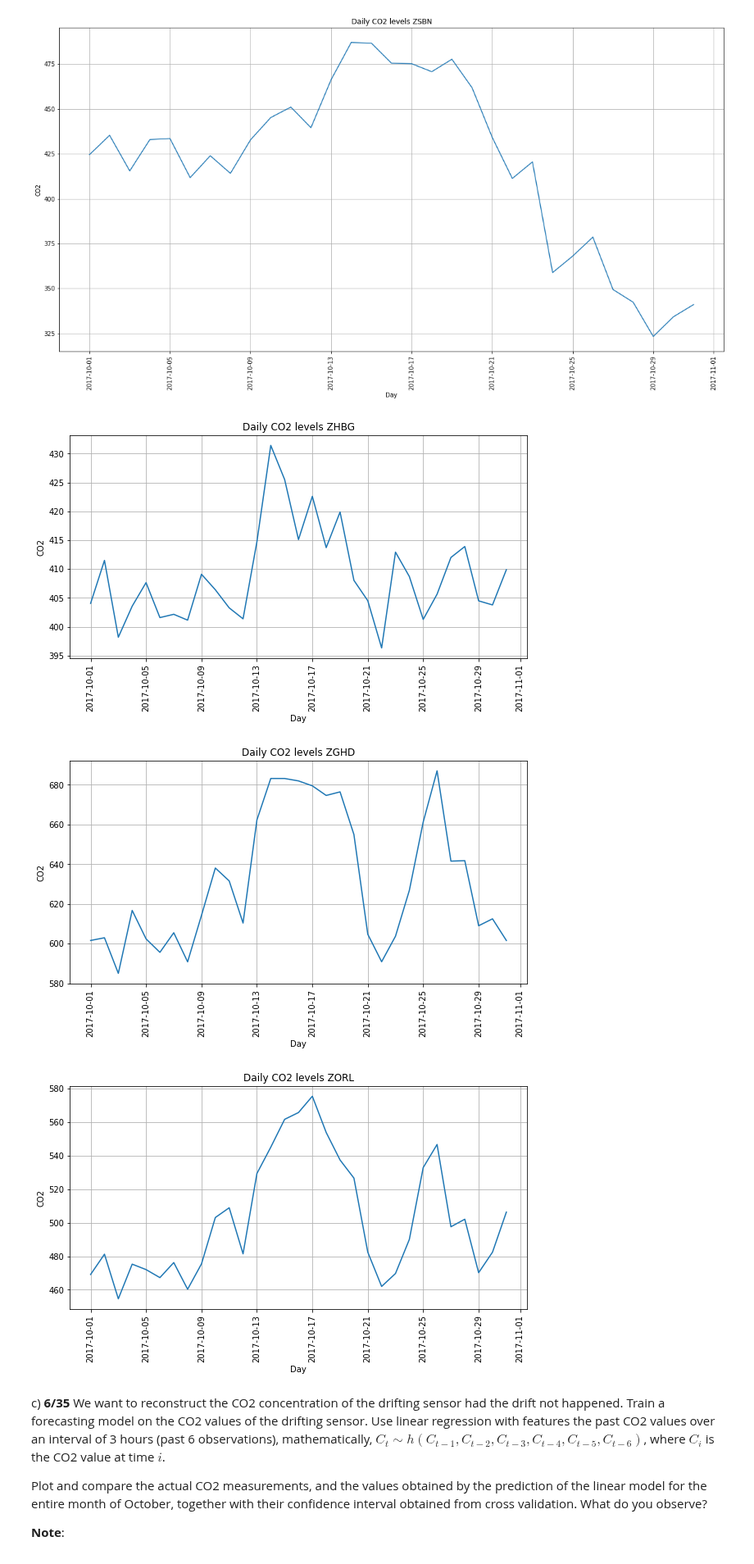
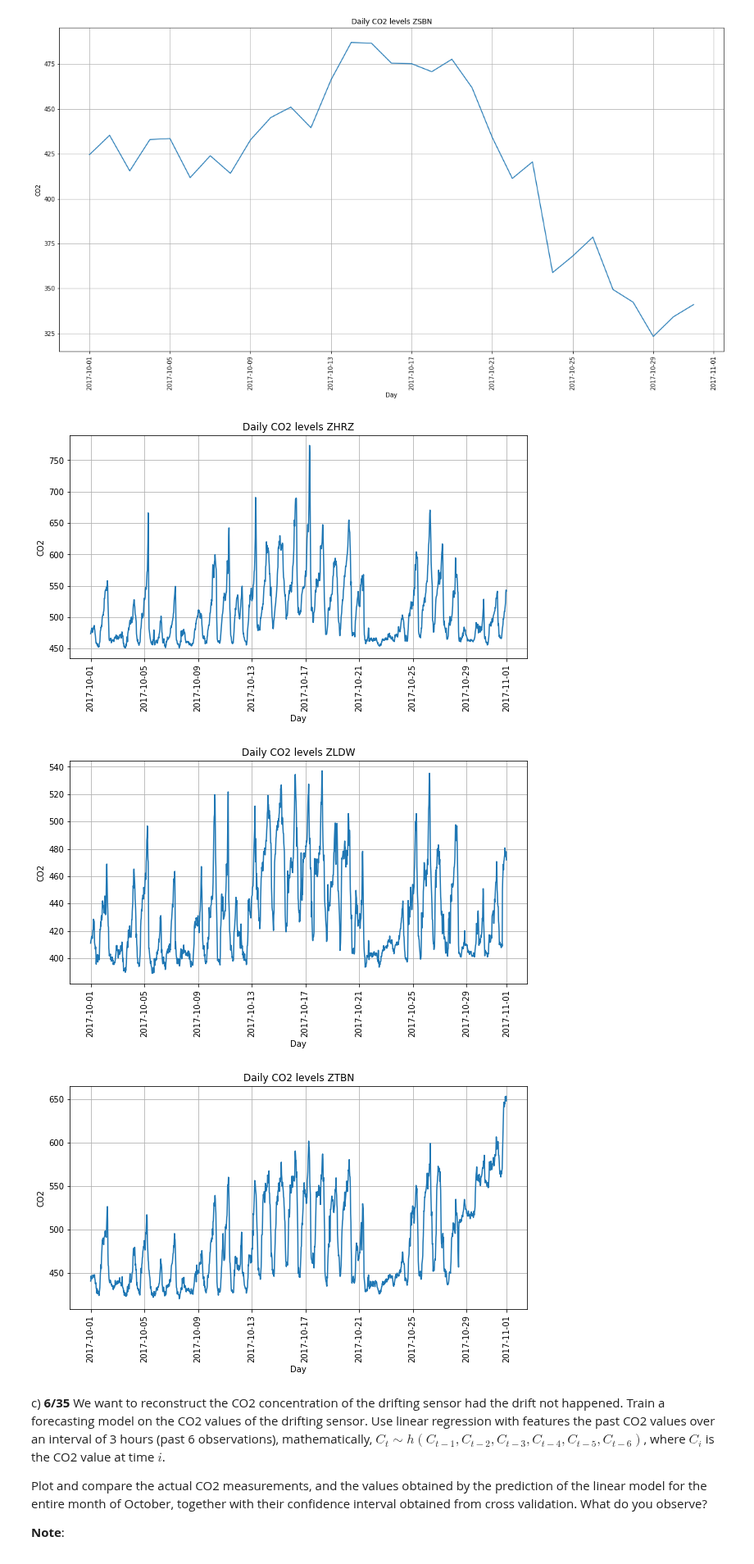
Before and after one commit to FurkanKarakas/dslab-homework-2, a Jupyter notebook: notebooks/DSLab_homework-2.ipynb, the cells around one changed output. Shown at 82% size. Cells and saved outputs as stored; diff of their text form; code cells hidden in the pictures.

```diff
--- a/notebooks/DSLab_homework-2.ipynb
+++ b/notebooks/DSLab_homework-2.ipynb
@@ -419,25 +419,24 @@ plt.show()
 # %%
 
 locations = df_final["LocationName"].unique()[:-1]
 #select random sample
 locations = random.sample(list(locations),3)
 locations
 for location in locations:
     df_co2_loc = df_co2[df_co2['LocationName'] == location]
     df_days = df_co2_loc.assign(day = lambda x: x.index.date).set_index("day")
-    df_grouped = df_days.groupby(['day']).mean()
     plt.figure(figsize=(10,5))
-    plt.plot(df_grouped)
+    plt.plot(df_co2_loc["CO2"])
     plt.xlabel("Day")
     plt.ylabel("CO2")
     plt.title('Daily CO2 levels '+location)
     plt.xticks(rotation=90)
     plt.grid(True)
     plt.show()
 # %% [output]
-[figure, old version]
+[figure, new version]
-[figure, old version]
+[figure, new version]
-[figure, old version]
+[figure, new version]
 # %% [markdown]
 c) **6/35** We want to reconstruct the CO2 concentration of the drifting sensor had the drift not happened. Train a forecasting model on the CO2 values of the drifting sensor. Use linear regression with features the past CO2 values over an interval of 3 hours (past 6 observations), mathematically, $C_t \sim h(C_{t-1}, C_{t-2}, C_{t-3}, C_{t-4}, C_{t-5}, C_{t-6})$, where $C_i$ is the CO2 value at time $i$.
 
```
Also changed, not shown: parts of 10 cells of this notebook.
